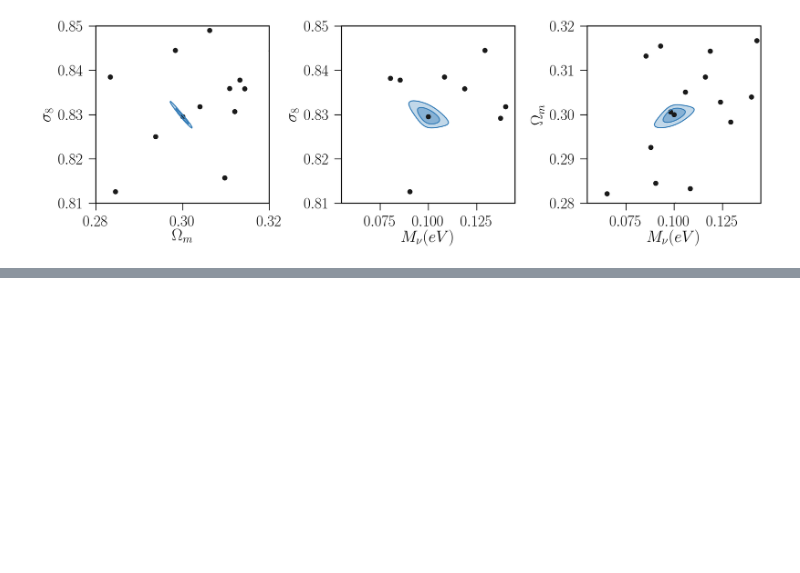
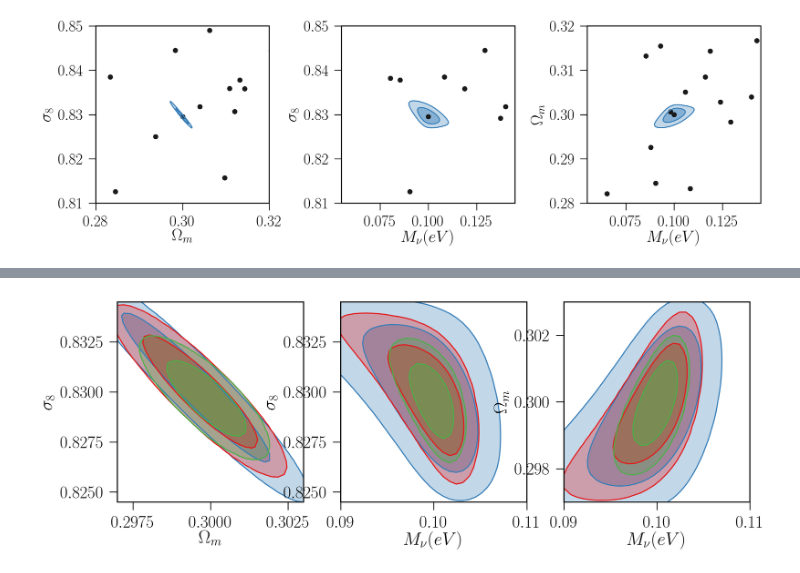
Before and after one commit to xzackli/neutrino_mpk, a Jupyter notebook: 1. Cube Making.ipynb, the cells around one changed output, grey strips where cells are left out. Saved outputs shown, nothing was run; the diff lists cells and outputs as text; code cells hidden in the pictures; blank space fills up the shorter version.

Commit message:
changed the cube making notebook to temporarily accomodate binning. will fix to make more robust.

```diff
--- a/1. Cube Making.ipynb
+++ b/1. Cube Making.ipynb
@@ -516,0 +726,26 @@ plt.tight_layout()
+# %%
+import plot_utils
+params = np.array([table['M_nu(eV)'], table['Omega_m'], table['sigma_8(derived)']])
+
+# PRECOMPUTED CUBES! NO NEED TO REDO CALCS
+x,y,z = np.load(  'cubes/5z_PC_binned20_xyz.npy' )
+c2 = np.load( 'cubes/5z_PC_binned20.npy' )
+fig, axes = plot_utils.plot_cube_getdist_style(c2, [x,y,z], fill=True,
+                        input_color=default_color_list[2],
+                       input_label='new')
+
+# PRECOMPUTED CUBES! NO NEED TO REDO CALCS
+x,y,z = np.load(  'cubes/5z_PC_binned40_xyz.npy' )
+c2 = np.load( 'cubes/5z_PC_binned40.npy' )
+fig, axes = plot_utils.plot_cube_getdist_style(c2, [x,y,z], fill=True, fig=fig, axes=axes,
+                        input_color=default_color_list[1],
+                       input_label='new')
+
+# PRECOMPUTED CUBES! NO NEED TO REDO CALCS
+x,y,z = np.load(  'cubes/5z_PC_binned100_xyz.npy' )
+c2 = np.load( 'cubes/5z_PC_binned100.npy' )
+fig, axes = plot_utils.plot_cube_getdist_style(c2, [x,y,z], fill=True, fig=fig, axes=axes,
+                        input_color=default_color_list[3],
+                       input_label='new')
+# %% [output]
+[figure, added]
```
Also changed, not shown: parts of 15 cells of this notebook.
